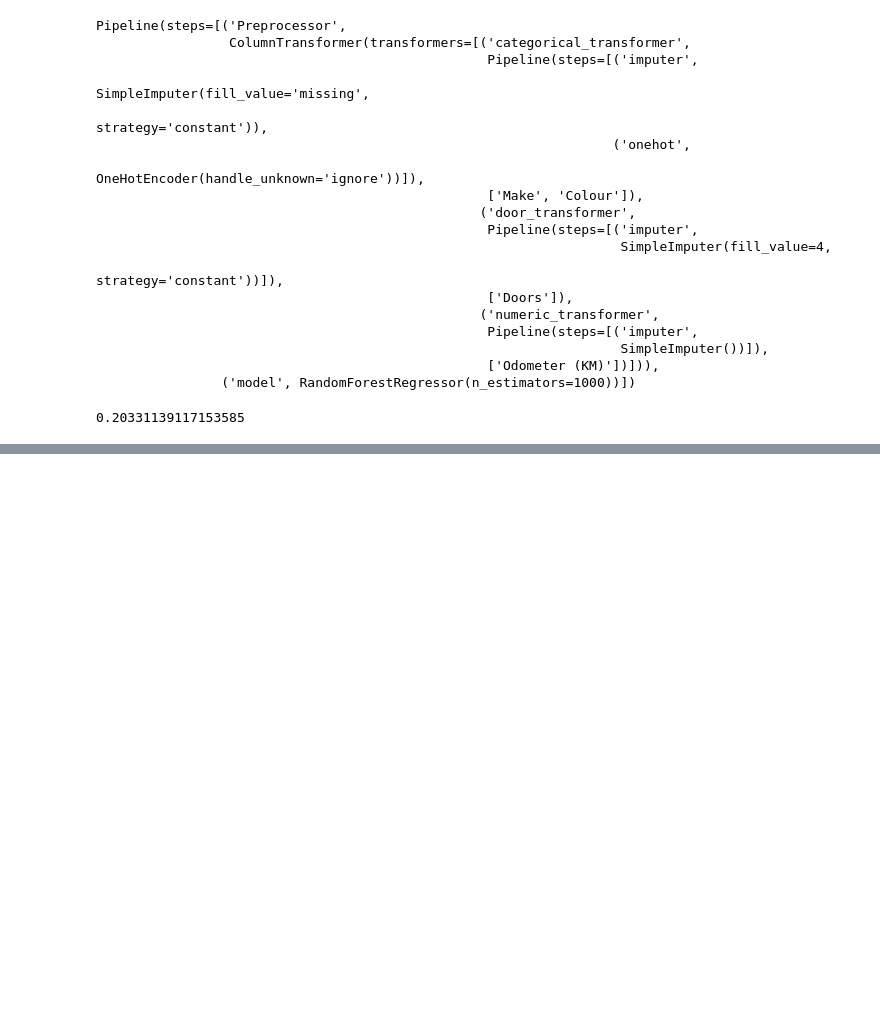
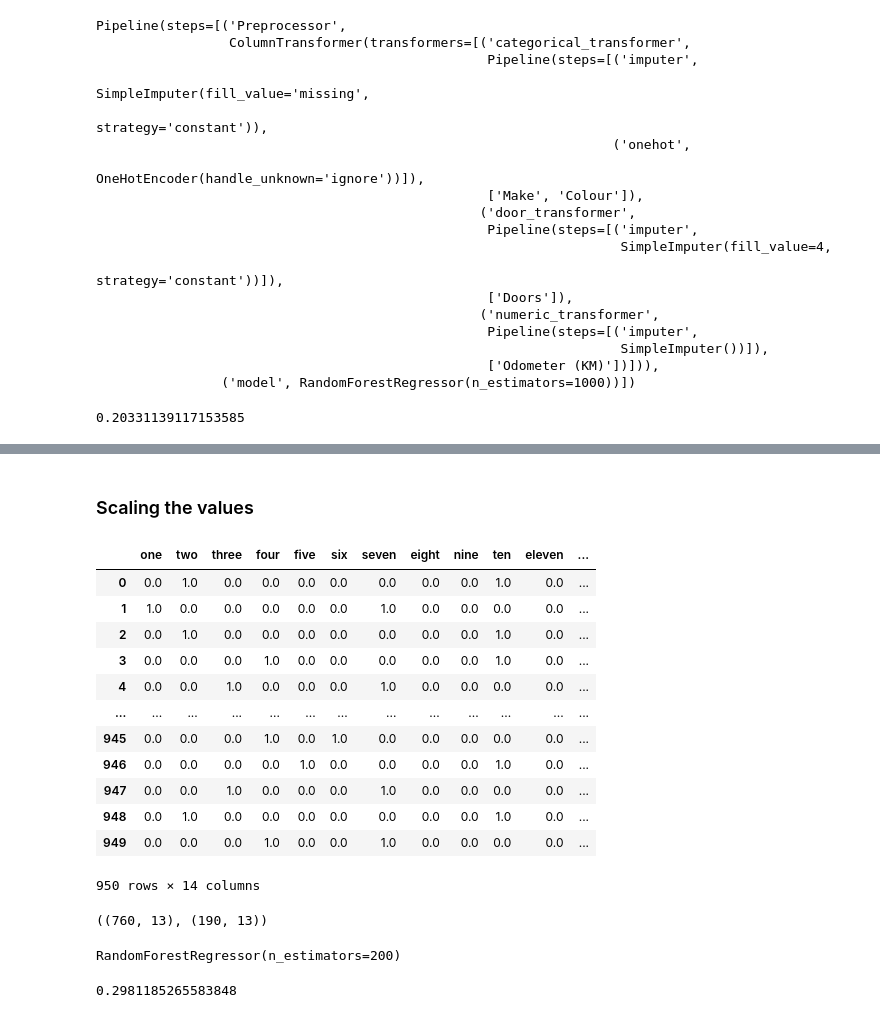
Before and after one commit to Anveshkh/Machine-Learning, a Jupyter notebook: sk2.ipynb, the cells around one changed output, grey strips where cells are left out. Drawn from its saved outputs; the diff is of its cells as text; code cells hidden in the pictures; blank space fills up the shorter version.

```diff
--- a/sk2.ipynb
+++ b/sk2.ipynb
@@ -261,0 +344,40 @@ model.score(X_test, y_test)
+# %% [markdown]
+### Scaling the values
+# %%
+from sklearn.preprocessing import MinMaxScaler
+
+scaler = MinMaxScaler()
+scaled_car_sales = scaler.fit_transform(one_hot_encoded_car_sales)
+scaled_car_sales = pd.DataFrame(scaled_car_sales, columns=["one", "two", "three", "four", "five", "six", "seven", "eight", "nine", "ten", "eleven", "twelve", "thirteen", "fourteen"])
+scaled_car_sales
+# %% [output]
+|  | one | two | three | four | five | six | seven | eight | nine | ten | eleven | ... |
+| 0 | 0.0 | 1.0 | 0.0 | 0.0 | 0.0 | 0.0 | 0.0 | 0.0 | 0.0 | 1.0 | 0.0 | ... |
+| 1 | 1.0 | 0.0 | 0.0 | 0.0 | 0.0 | 0.0 | 1.0 | 0.0 | 0.0 | 0.0 | 0.0 | ... |
+| 2 | 0.0 | 1.0 | 0.0 | 0.0 | 0.0 | 0.0 | 0.0 | 0.0 | 0.0 | 1.0 | 0.0 | ... |
+| 3 | 0.0 | 0.0 | 0.0 | 1.0 | 0.0 | 0.0 | 0.0 | 0.0 | 0.0 | 1.0 | 0.0 | ... |
+| 4 | 0.0 | 0.0 | 1.0 | 0.0 | 0.0 | 0.0 | 1.0 | 0.0 | 0.0 | 0.0 | 0.0 | ... |
+| ... | ... | ... | ... | ... | ... | ... | ... | ... | ... | ... | ... | ... |
+| 945 | 0.0 | 0.0 | 0.0 | 1.0 | 0.0 | 1.0 | 0.0 | 0.0 | 0.0 | 0.0 | 0.0 | ... |
+| 946 | 0.0 | 0.0 | 0.0 | 0.0 | 1.0 | 0.0 | 0.0 | 0.0 | 0.0 | 1.0 | 0.0 | ... |
+| 947 | 0.0 | 0.0 | 1.0 | 0.0 | 0.0 | 0.0 | 1.0 | 0.0 | 0.0 | 0.0 | 0.0 | ... |
+| 948 | 0.0 | 1.0 | 0.0 | 0.0 | 0.0 | 0.0 | 0.0 | 0.0 | 0.0 | 1.0 | 0.0 | ... |
+| 949 | 0.0 | 0.0 | 0.0 | 1.0 | 0.0 | 0.0 | 1.0 | 0.0 | 0.0 | 0.0 | 0.0 | ... |
+950 rows × 14 columns
+# %%
+X = scaled_car_sales.drop("fourteen", axis=1)
+Y = scaled_car_sales["fourteen"]
+
+X_train, X_test, y_train, y_test = train_test_split(X, Y, test_size=0.2)
+X_train.shape, X_test.shape
+# %% [output]
+((760, 13), (190, 13))
+# %%
+model = RandomForestRegressor(n_estimators=200)
+model.fit(X_train, y_train)
+# %% [output]
+RandomForestRegressor(n_estimators=200)
+# %%
+model.score(X_test, y_test)
+# %% [output]
+0.2981185265583848
```
Also changed, not shown: parts of 9 cells of this notebook.
